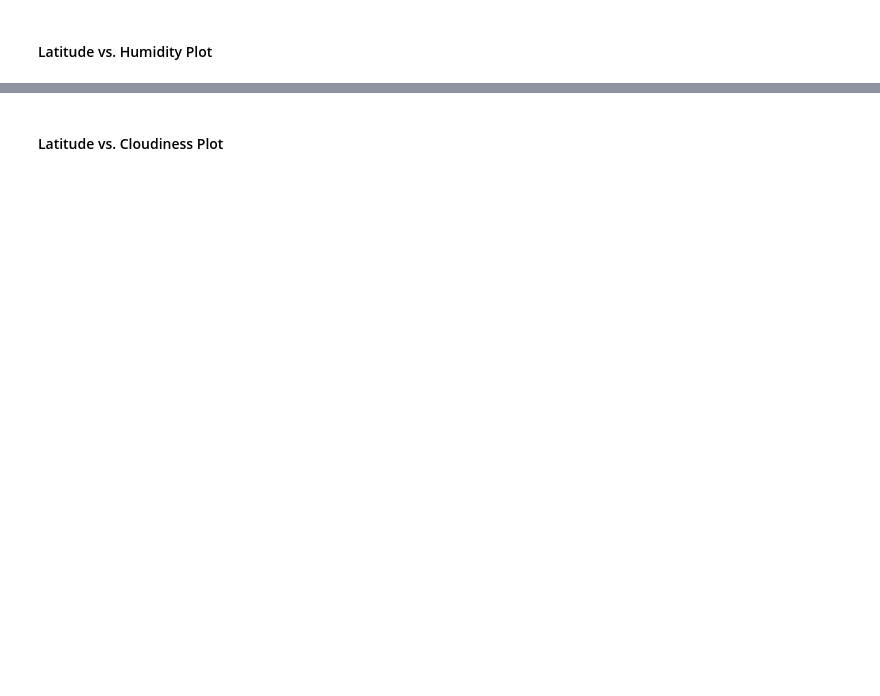
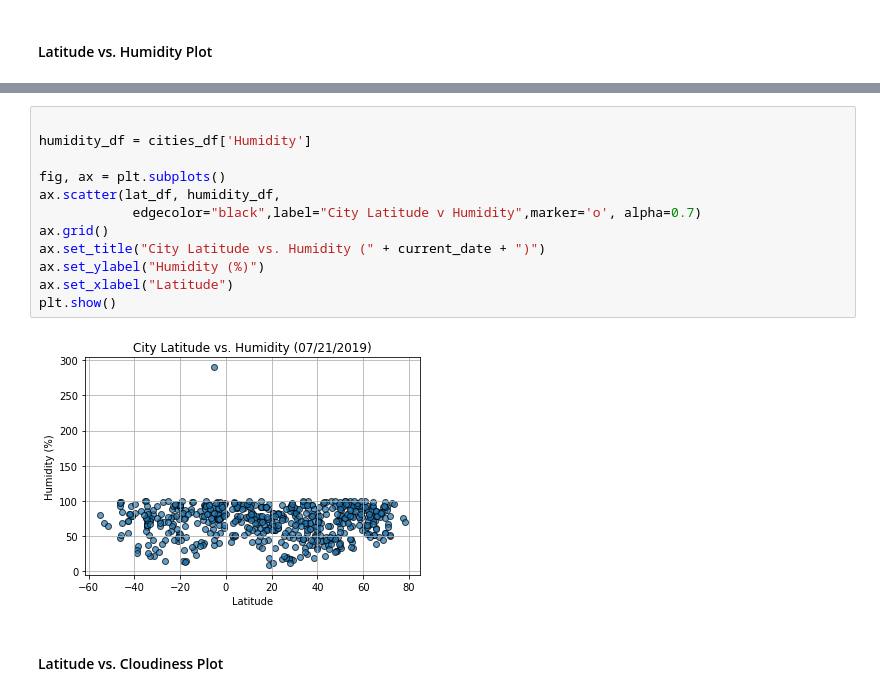
Before and after one commit to ppainuly/City-Weather-Analysis, a Jupyter notebook: WeatherPy.ipynb, the cells around one changed output, grey strips where cells are left out. Saved outputs shown, nothing was run; the diff lists cells and outputs as text; blank space fills up the shorter version.

```diff
--- a/WeatherPy.ipynb
+++ b/WeatherPy.ipynb
@@ -215,2 +199,16 @@ dtype: int64
+# %%
+
+humidity_df = cities_df['Humidity']
+
+fig, ax = plt.subplots()
+ax.scatter(lat_df, humidity_df,
+            edgecolor="black",label="City Latitude v Humidity",marker='o', alpha=0.7)
+ax.grid()
+ax.set_title("City Latitude vs. Humidity (" + current_date + ")")
+ax.set_ylabel("Humidity (%)")
+ax.set_xlabel("Latitude")
+plt.show()
+# %% [output]
+[figure, added]
 # %% [markdown]
 #### Latitude vs. Cloudiness Plot
```
Also changed, not shown: parts of 14 cells of this notebook.
